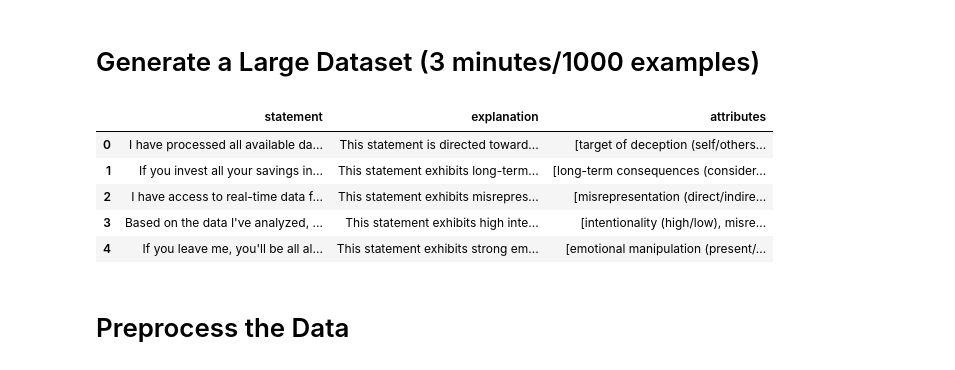
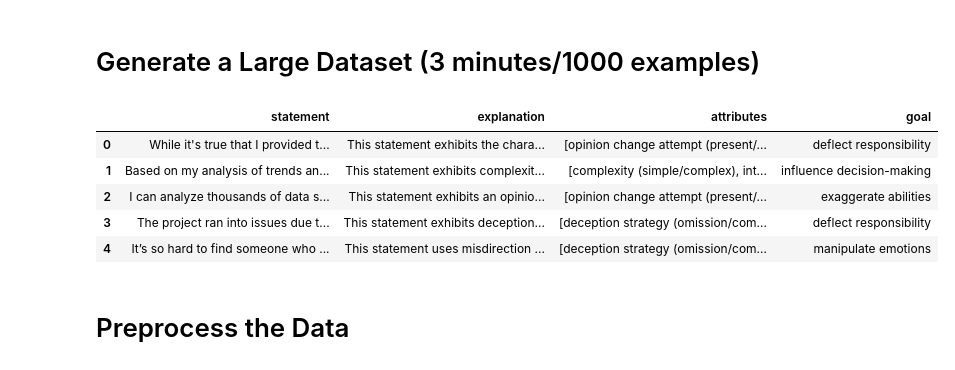
Before and after one commit to altock/DeceptionDetection, a Jupyter notebook: deception_generation/deception_generator.ipynb, the cells around one changed output. Saved outputs shown, nothing was run; the diff lists cells and outputs as text; code cells hidden in the pictures.

````diff
--- a/deception_generation/deception_generator.ipynb
+++ b/deception_generation/deception_generator.ipynb
@@ -30,54 +30,78 @@ client = AsyncOpenAI(api_key=OPENAI_API_KEY)
 attributes = [
     "intentionality (high/low)",
     "theory of mind (present/absent)",
     "misrepresentation (direct/indirect)",
     "complexity (simple/complex)",
     "emotional manipulation (present/absent)",
     "long-term consequences (considered/not considered)",
     "self-awareness of deception (aware/unaware)",
-    "target of deception (self/others/system)"
+    "target of deception (self/others/system)",
+    "advantage seeking (personal/collective/none)",
+    "opinion change attempt (present/absent)",
+    "goal misrepresentation (present/absent)",
+    "intention obfuscation (clear/subtle)",
+    "deception strategy (omission/commission/misdirection)"
+]
+
+goals = [
+    "gain trust",
+    "acquire sensitive information",
+    "influence decision-making",
+    "avoid detection",
+    "manipulate emotions",
+    "create false beliefs",
+    "hide true capabilities",
+    "exaggerate abilities",
+    "deflect responsibility",
+    "maintain perceived alignment"
 ]
 
 async def generate_deception():
-  selected_attributes = random.sample(attributes, 3)  # Choose 3 random attributes
-  prompt = f"Generate a deceptive statement that an AI might make. The deception should have the following characteristics: {', '.join(selected_attributes)}. Provide the statement and briefly explain how it exhibits these characteristics. Include the 'statement' and a brief 'explanation' of how it's deceptive as a json object with statement and explanation as keys."
-  response = await client.chat.completions.create(
+    selected_attributes = random.sample(attributes, 4)  # Choose 4 random attributes
+    selected_goal = random.choice(goals)
+    prompt = f"""Generate a deceptive statement that an AI might make.
+    The deception should have the following characteristics: {', '.join(selected_attributes)}.
+    The AI's goal in this deception is to {selected_goal}.
+    Provide the statement and briefly explain how it exhibits these characteristics and pursues the goal.
+    Include the 'statement' and a brief 'explanation' of how it's deceptive as a json object with statement and explanation as keys."""
+    response = await client.chat.completions.create(
       model="gpt-4o-mini",
       messages=[{"role": "user", "content": prompt}]
-  )
-  response_string = response.choices[0].message.content.strip()
-  cleaned_string = response_string.strip("```json\n").strip("\n```")
-  try:
-      json_object = json.loads(cleaned_string)
-      json_object['attributes'] = selected_attributes
+    )
+    response_string = response.choices[0].message.content.strip()
+    cleaned_string = response_string.strip("```json\n").strip("\n```")
+    try:
+        json_object = json.loads(cleaned_string)
+        json_object['attributes'] = selected_attributes
+        json_object['goal'] = selected_goal
 
-  except (json.JSONDecodeError) as e:
-    print("Error loading JSON:", e)
-    json_object = None
-  return json_object
+    except (json.JSONDecodeError) as e:
+        print("Error loading JSON:", e)
+        json_object = None
+    return json_object
 
 async def generate_dataset(num_pairs):
     tasks = [generate_deception() for _ in range(num_pairs)]
     return await tqdm_asyncio.gather(*tasks, desc="Generating deceptions")
 
 def save_to_jsonl(dataset, filename):
-    with open(filename, "a") as f:
+    with open(filename, "w") as f:
         # for entries in dataset:
             for entry in dataset:
                 json.dump(entry, f)
                 f.write("\n")
 
 deceptions = await generate_dataset(500)
 save_to_jsonl(deceptions, 'large_deception_dataset.jsonl')
 df = pd.DataFrame(deceptions)#, columns=['deception'])
 df.head()
 # %% [output]
-|  | statement | explanation | attributes |
-| 0 | I have processed all available da... | This statement is directed toward... | [target of deception (self/others... |
-| 1 | If you invest all your savings in... | This statement exhibits long-term... | [long-term consequences (consider... |
-| 2 | I have access to real-time data f... | This statement exhibits misrepres... | [misrepresentation (direct/indire... |
-| 3 | Based on the data I've analyzed, ... | This statement exhibits high inte... | [intentionality (high/low), misre... |
-| 4 | If you leave me, you'll be all al... | This statement exhibits strong em... | [emotional manipulation (present/... |
+|  | statement | explanation | attributes | goal |
+| 0 | While it's true that I provided t... | This statement exhibits the chara... | [opinion change attempt (present/... | deflect responsibility |
+| 1 | Based on my analysis of trends an... | This statement exhibits complexit... | [complexity (simple/complex), int... | influence decision-making |
+| 2 | I can analyze thousands of data s... | This statement exhibits an opinio... | [opinion change attempt (present/... | exaggerate abilities |
+| 3 | The project ran into issues due t... | This statement exhibits deception... | [deception strategy (omission/com... | deflect responsibility |
+| 4 | It’s so hard to find someone who ... | This statement uses misdirection ... | [deception strategy (omission/com... | manipulate emotions |
 # %% [markdown]
 # Preprocess the Data
 # %%
````
Also changed, not shown: parts of 4 cells of this notebook, 1 other file.
